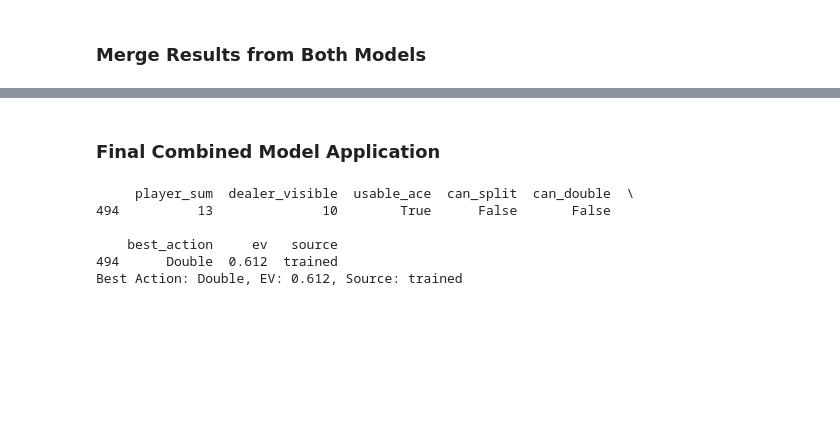
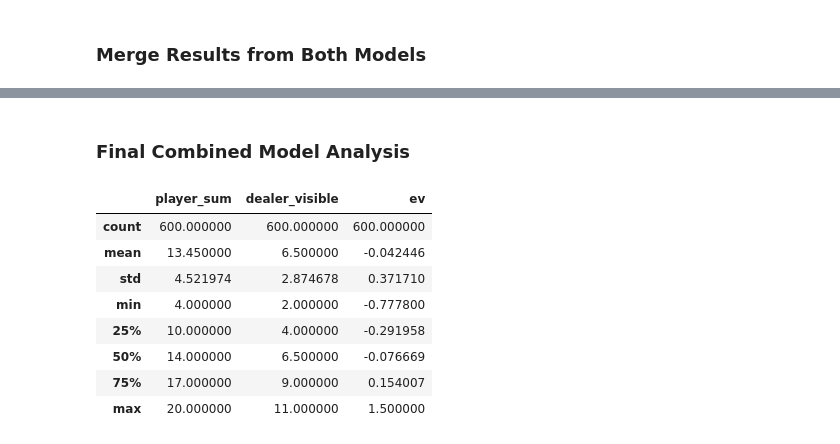
Before and after one commit to BorgXQ/blackjack-optimizer, a Jupyter notebook: analysis.ipynb, the cells around one changed output, grey strips where cells are left out. Saved outputs shown, nothing was run; the diff lists cells and outputs as text; code cells hidden in the pictures; blank space fills up the shorter version.

```diff
--- a/analysis.ipynb
+++ b/analysis.ipynb
@@ -358,5 +374,5 @@ Among all finalized expected values, 369 are sourced from basic strategy results
 # %% [markdown]
-### Final Combined Model Application
+### Final Combined Model Analysis
 # %%
 from typing import List
 
@@ -386,13 +406,3 @@ def state_representation(df: pd.DataFrame, player_values: List[int], dealer_visi
         return matched_row[["best_action", "ev", "source"]].values[0]  # Return action and EV as array
     else:
         return ("NO_DATA", "-999", "NO_DATA")
-# %%
-action, ev, source = state_representation(merged_cleaned_df, [1, 4, 4, 4], 10, False)
-print(f"Best Action: {action}, EV: {ev}, Source: {source}")
-# %% [output]
-     player_sum  dealer_visible  usable_ace  can_split  can_double  \
-494          13              10        True      False       False
-
-    best_action     ev   source
-494      Double  0.612  trained
-Best Action: Double, EV: 0.612, Source: trained
@@ -400,0 +411,12 @@ merged_cleaned_df.to_csv("merged_results.csv", index=False)
+# %%
+merged_cleaned_df.describe()
+# %% [output]
+|  | player_sum | dealer_visible | ev |
+| count | 600.000000 | 600.000000 | 600.000000 |
+| mean | 13.450000 | 6.500000 | -0.042446 |
+| std | 4.521974 | 2.874678 | 0.371710 |
+| min | 4.000000 | 2.000000 | -0.777800 |
+| 25% | 10.000000 | 4.000000 | -0.291958 |
+| 50% | 14.000000 | 6.500000 | -0.076669 |
+| 75% | 17.000000 | 9.000000 | 0.154007 |
+| max | 20.000000 | 11.000000 | 1.500000 |
```
Also changed, not shown: parts of 24 cells of this notebook.
